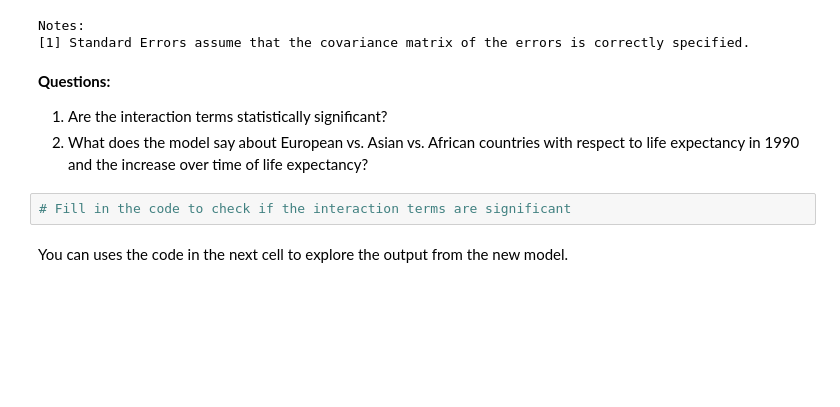
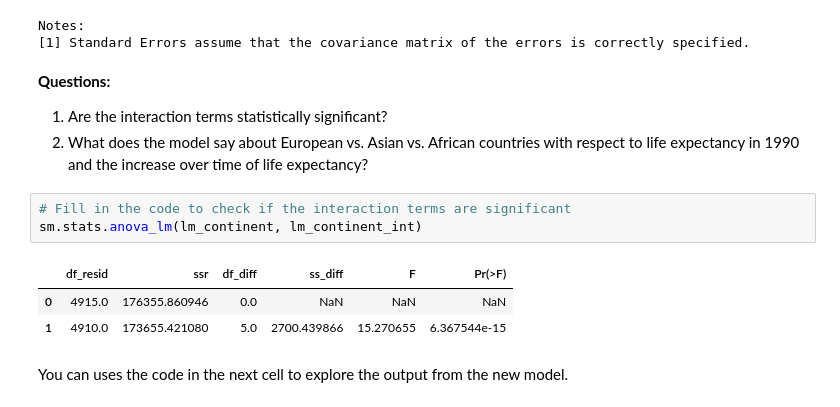
Before and after one commit to nss-data-science-cohort-7/linear-regression-practice-shanks-t, a Jupyter notebook: notebooks/StatisticalModeling_Pt1_LinearRegression.ipynb, the cells around one changed output. Drawn from its saved outputs; the diff is of its cells as text; blank space fills up the shorter version.

```diff
--- a/notebooks/StatisticalModeling_Pt1_LinearRegression.ipynb
+++ b/notebooks/StatisticalModeling_Pt1_LinearRegression.ipynb
@@ -344,6 +345,11 @@ Notes:
 2. What does the model say about European vs. Asian vs. African countries with respect to life expectancy in 1990 and the increase over time of life expectancy?
 # %%
 # Fill in the code to check if the interaction terms are significant
+sm.stats.anova_lm(lm_continent, lm_continent_int)
+# %% [output]
+|  | df_resid | ssr | df_diff | ss_diff | F | Pr(>F) |
+| 0 | 4915.0 | 176355.860946 | 0.0 | NaN | NaN | NaN |
+| 1 | 4910.0 | 173655.421080 | 5.0 | 2700.439866 | 15.270655 | 6.367544e-15 |
 # %% [markdown]
 You can uses the code in the next cell to explore the output from the new model.
 # %%
```
Also changed, not shown: parts of 7 cells of this notebook.
